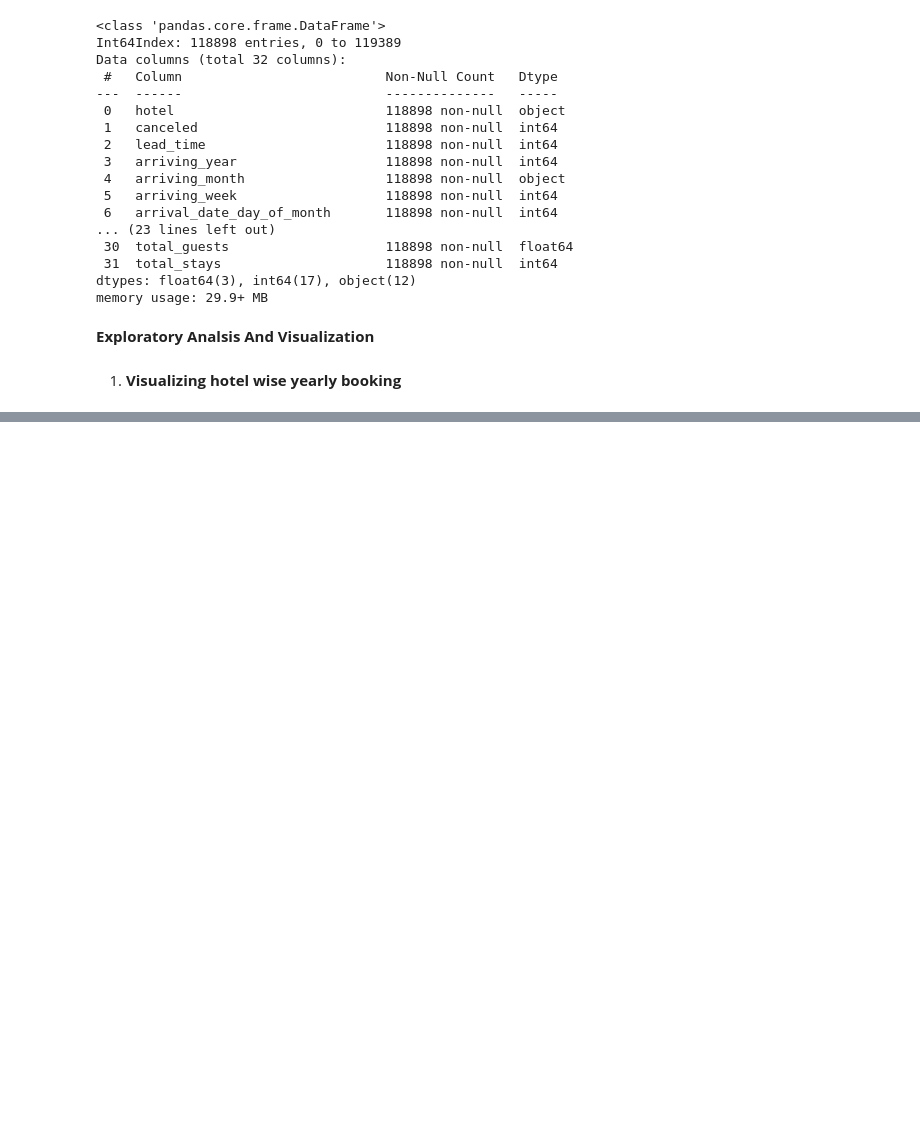
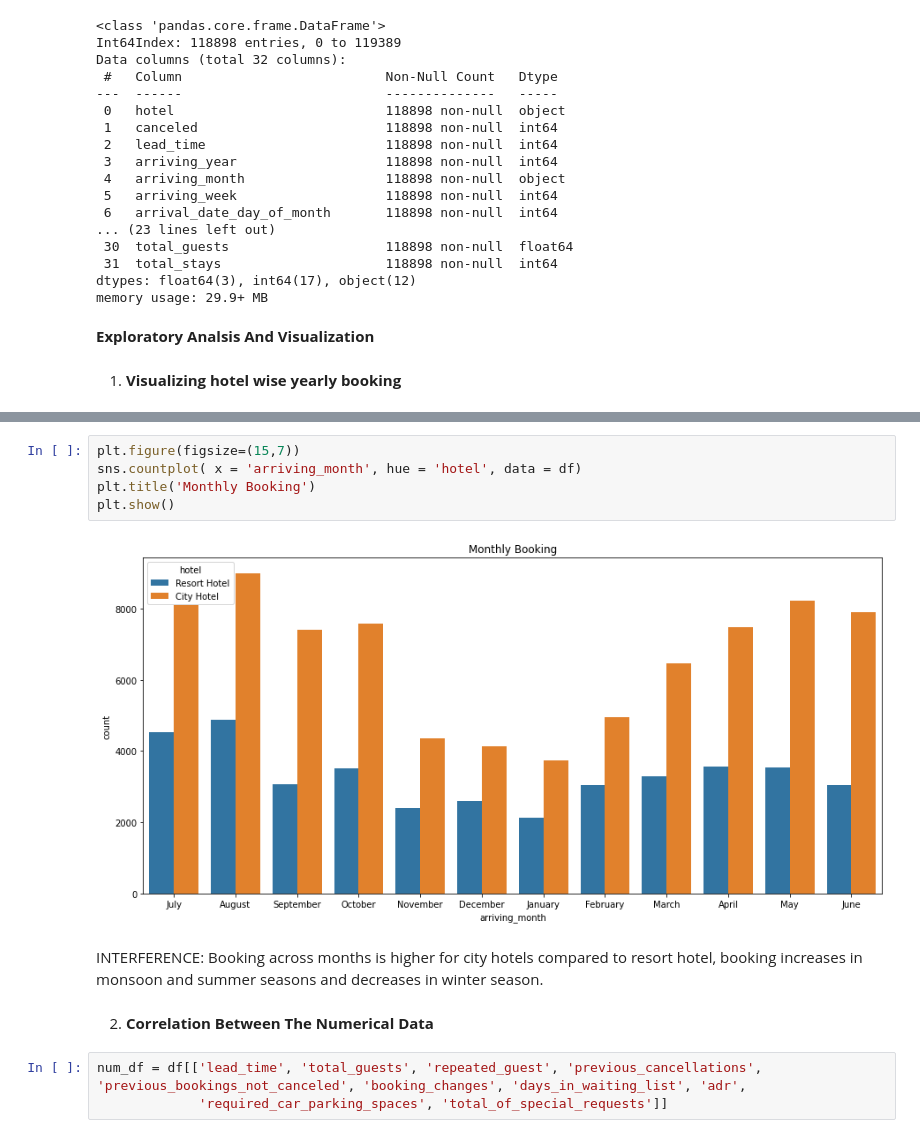
Before and after one commit to Sameer8095/Hotel-booking-data-analysis, a Jupyter notebook: Copy_of_Hotel_Booking_Analysis1_team_data_science_learners_Capstone_Project.ipynb, the cells around one changed output, grey strips where cells are left out. Cells and saved outputs as stored; diff of their text form; blank space fills up the shorter version.

```diff
--- a/Copy_of_Hotel_Booking_Analysis1_team_data_science_learners_Capstone_Project.ipynb
+++ b/Copy_of_Hotel_Booking_Analysis1_team_data_science_learners_Capstone_Project.ipynb
@@ -173,0 +208,15 @@ memory usage: 29.9+ MB
+# %%
+plt.figure(figsize=(15,7))
+sns.countplot( x = 'arriving_month', hue = 'hotel', data = df)
+plt.title('Monthly Booking')
+plt.show()
+# %% [output]
+[figure, added]
+# %% [markdown]
+INTERFERENCE: Booking across months is higher for city hotels compared to resort hotel, booking increases in monsoon and summer seasons and decreases in winter season.
+# %% [markdown]
+
+2.   **Correlation Between The Numerical Data**
+# %%
+num_df = df[['lead_time', 'total_guests', 'repeated_guest', 'previous_cancellations', 'previous_bookings_not_canceled', 'booking_changes', 'days_in_waiting_list', 'adr',
+             'required_car_parking_spaces', 'total_of_special_requests']]
```
Also changed, not shown: parts of 7 cells of this notebook.
